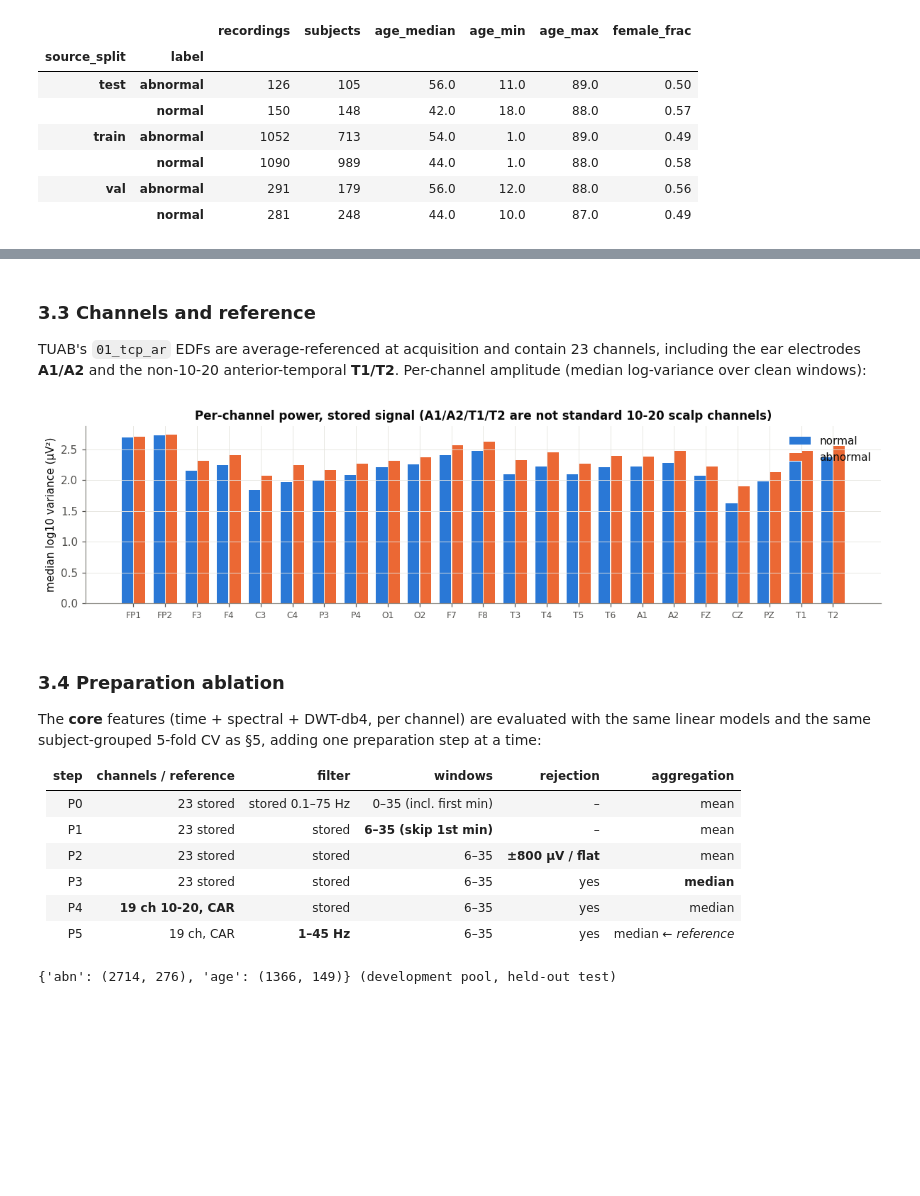
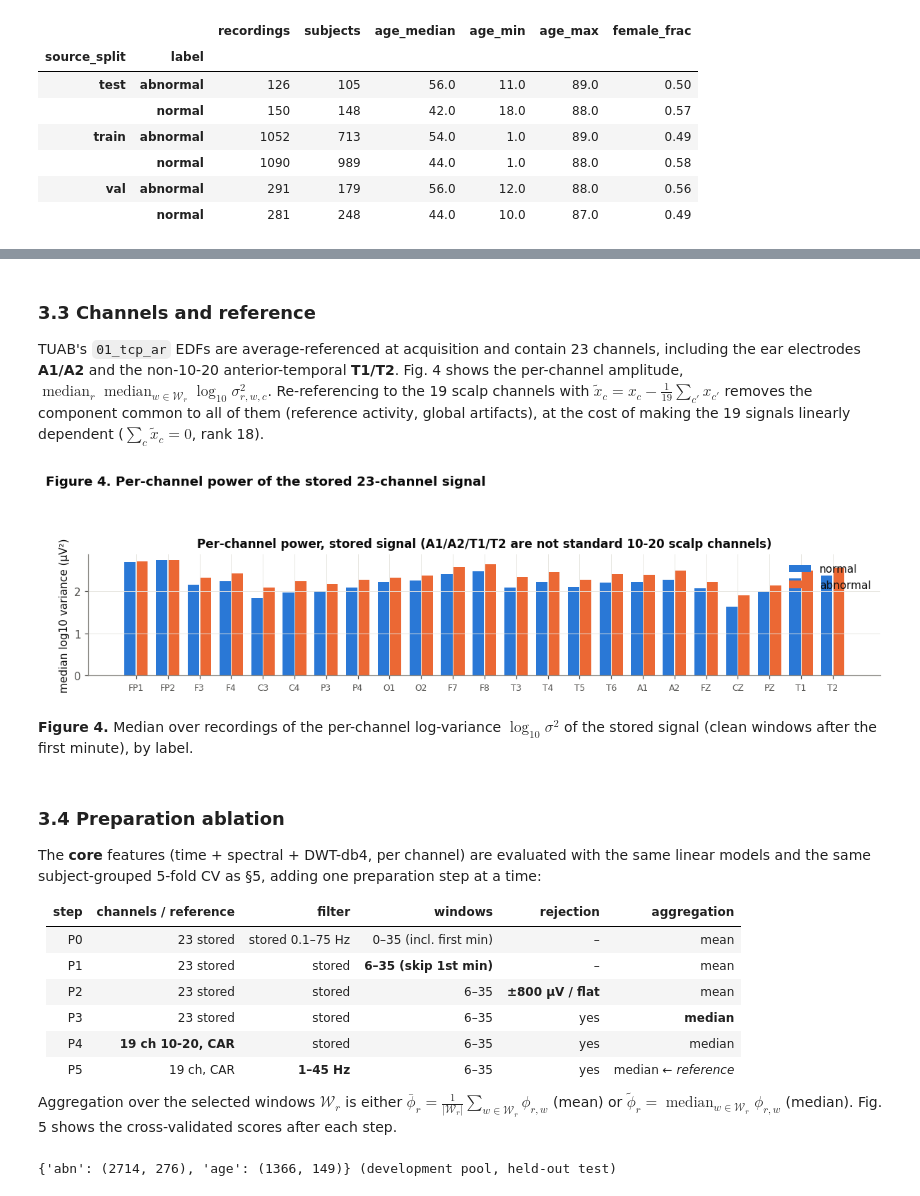
Before and after one commit to Neuro-Clalit/LaBraM, a Jupyter notebook: notebooks/eeg_feature_extraction_tuab.ipynb, the cells around one changed output, grey strips where cells are left out. Cells and saved outputs as stored; diff of their text form; code cells hidden in the pictures; blank space fills up the shorter version.

```diff
--- a/notebooks/eeg_feature_extraction_tuab.ipynb
+++ b/notebooks/eeg_feature_extraction_tuab.ipynb
@@ -337,7 +505,7 @@ for lab, c in [("normal", C_NORMAL), ("abnormal", C_ABN)]:
     axes[0].plot(freqs_full, q[1], color=c, label=f"{lab} (median, IQR)")
 for f0, txt in [(50, "50 Hz notch"), (60, "60 Hz mains"), (75, "75 Hz low-pass")]:
     axes[0].axvline(f0, color="#8a8984", lw=0.8, ls="--")
-    axes[0].text(f0 + 0.5, axes[0].get_ylim()[1] - 0.3, txt, fontsize=8, color="#52514e", rotation=90, va="top")
+    axes[0].text(f0 + 0.8, axes[0].get_ylim()[0] + 0.3, txt, fontsize=8, color="#52514e", rotation=90, va="bottom")
 axes[0].set(xlabel="frequency (Hz)", ylabel="log10 PSD (µV²/Hz)", title="Grand-average PSD of the stored signal")
 axes[0].legend(loc="lower left")
 
@@ -351,7 +519,7 @@ meta["line60_log_ratio"] = line60
 for lab, c in [("normal", C_NORMAL), ("abnormal", C_ABN)]:
     axes[1].hist(line60[(meta.label == lab).to_numpy()], bins=40, histtype="step", lw=2, color=c, label=lab)
 axes[1].set(xlabel="60 Hz peak (log10 ratio to neighbours)", ylabel="recordings", title="Residual mains noise")
-axes[1].legend(); plt.tight_layout(); plt.show()
+axes[1].legend(); finish(fig, axes, 2, "Residual line noise in the stored TUAB signal")
 
 from sklearn.metrics import roc_auc_score
 print(f"recordings with a 60 Hz peak > 10x neighbours: {(line60 > 1).mean():.1%}")
@@ -377,20 +543,0 @@ exceeds ±800 µV (Gemein 2020's clipping threshold) or a channel is flat (< 0.5
-# %%
-q = D["quality"]  # [N, 36, 4]: max|x|, max ptp, min ch std, median ch std
-clean = (q[..., 0] <= tuab.REJECT_ABS_UV) & (q[..., 2] >= tuab.FLAT_STD_UV)
-fig, axes = plt.subplots(1, 3, figsize=(13, 3.3))
-axes[0].hist(np.log10(q[..., 0].ravel()), bins=80, color=PAL[0])
-axes[0].axvline(np.log10(800), color=PAL[7], lw=1.5, ls="--")
-axes[0].text(np.log10(800) + 0.03, axes[0].get_ylim()[1] * 0.9, "800 µV", color="#52514e", fontsize=8)
-axes[0].set(xlabel="log10 max |x| per 10 s window (µV)", ylabel="windows", title="Window peak amplitude")
-t_min = (np.arange(36) + 0.5) * 10 / 60
-for lab, c in [("normal", C_NORMAL), ("abnormal", C_ABN)]:
-    m = (meta.label == lab).to_numpy()
-    axes[1].plot(t_min, 1 - clean[m].mean(axis=0), color=c, label=lab, marker="o", ms=3)
-    axes[2].plot(t_min, np.median(q[m][..., 3], axis=0), color=c, label=lab, marker="o", ms=3)
-for ax in axes[1:]:
-    ax.axvspan(0, 1, color="#e6e5e0", alpha=0.6, lw=0); ax.legend()
-axes[1].set(xlabel="time from recording start (min)", ylabel="fraction rejected", title="Rejected windows vs time")
-axes[2].set(xlabel="time from recording start (min)", ylabel="median channel std (µV)", title="Signal amplitude vs time")
-plt.tight_layout(); plt.show()
-print(f"rejected windows: first minute {1 - clean[:, :6].mean():.1%}, minutes 1-6 {1 - clean[:, 6:].mean():.1%}; "
-      f"recordings with no clean window after the skip: {(~clean[:, 6:].any(axis=1)).sum()}")
@@ -400,21 +710,28 @@ rejected windows: first minute 9.7%, minutes 1-6 3.6%; recordings with no clean
 # %% [markdown]
 ### 3.3 Channels and reference
 TUAB's `01_tcp_ar` EDFs are average-referenced at acquisition and contain 23 channels, including
-the ear electrodes **A1/A2** and the non-10-20 anterior-temporal **T1/T2**. Per-channel
-amplitude (median log-variance over clean windows):
+the ear electrodes **A1/A2** and the non-10-20 anterior-temporal **T1/T2**. Fig. 4 shows the
+per-channel amplitude, $\operatorname{median}_r\operatorname{median}_{w\in\mathcal W_r}\log_{10}\sigma^2_{r,w,c}$.
+Re-referencing to the 19 scalp channels with $\tilde x_c = x_c - \frac1{19}\sum_{c'}x_{c'}$ removes the
+component common to all of them (reference activity, global artifacts), at the cost of
+making the 19 signals linearly dependent ($\sum_c\tilde x_c = 0$, rank 18).
 # %%
 st = D["core/stored_23ch/time"][..., 0]  # log10 variance, [N, 36, 23]
-st_med = np.nanmedian(np.where(clean[..., None], st, np.nan)[:, 6:], axis=1)
+use = clean[:, 6:].copy()
+use[~use.any(axis=1)] = True  # same fallback as the extractor: no clean window -> all windows
+st_med = np.nanmedian(np.where(use[..., None], st[:, 6:], np.nan), axis=1)
 fig, ax = plt.subplots(figsize=(11, 3))
 xs = np.arange(len(tuab.STORED_CHANNELS))
 for k, (lab, c) in enumerate([("normal", C_NORMAL), ("abnormal", C_ABN)]):
     m = (meta.label == lab).to_numpy()
     ax.bar(xs + (k - 0.5) * 0.38, np.nanmedian(st_med[m], axis=0), width=0.36, color=c, label=lab)
 ax.set_xticks(xs, tuab.STORED_CHANNELS, rotation=0, fontsize=8)
 ax.set(ylabel="median log10 variance (µV²)", title="Per-channel power, stored signal (A1/A2/T1/T2 are not standard 10-20 scalp channels)")
-ax.legend(); plt.tight_layout(); plt.show()
+ax.legend(); finish(fig, ax, 4, "Per-channel power of the stored 23-channel signal")
 # %% [output]
-[figure, old version]
+[figure, new version]
+# %% [markdown]
+**Figure 4.** Median over recordings of the per-channel log-variance $\log_{10}\sigma^2$ of the stored signal (clean windows after the first minute), by label.
 # %% [markdown]
 ### 3.4 Preparation ablation
 The **core** features (time + spectral + DWT-db4, per channel) are evaluated with the same
@@ -429,6 +746,10 @@ time:
 | P3 | 23 stored | stored | 6–35 | yes | **median** |
 | P4 | **19 ch 10-20, CAR** | stored | 6–35 | yes | median |
 | P5 | 19 ch, CAR | **1–45 Hz** | 6–35 | yes | median ← *reference* |
+
+Aggregation over the selected windows $\mathcal W_r$ is either
+$\bar\phi_r = \frac{1}{\lvert\mathcal W_r\rvert}\sum_{w\in\mathcal W_r}\phi_{r,w}$ (mean) or
+$\tilde\phi_r = \operatorname{median}_{w\in\mathcal W_r}\phi_{r,w}$ (median). Fig. 5 shows the cross-validated scores after each step.
 # %%
 from sklearn.base import BaseEstimator, TransformerMixin, clone
 from sklearn.dummy import DummyRegressor
```
Also changed, not shown: parts of 102 cells of this notebook, 5 other files.
